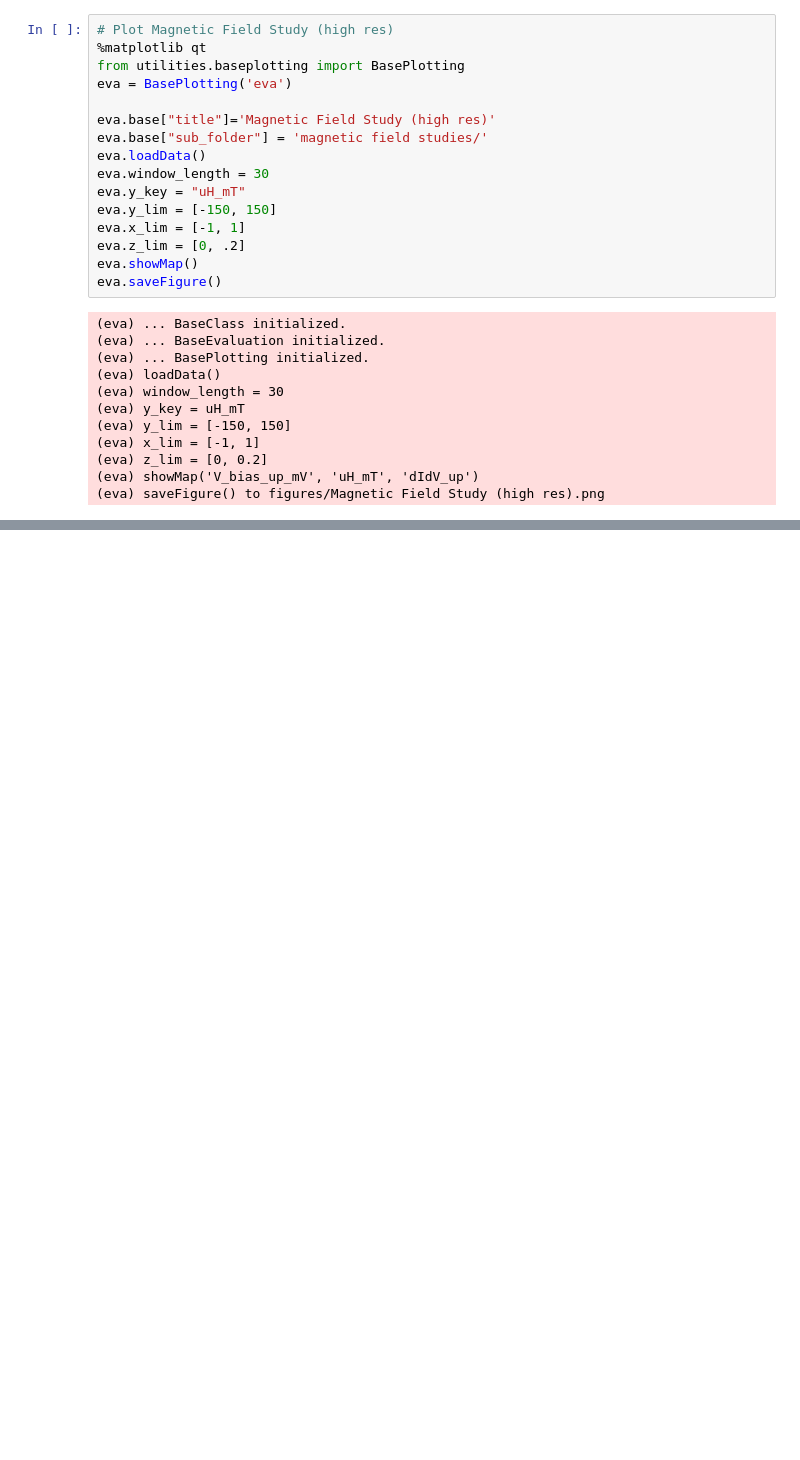
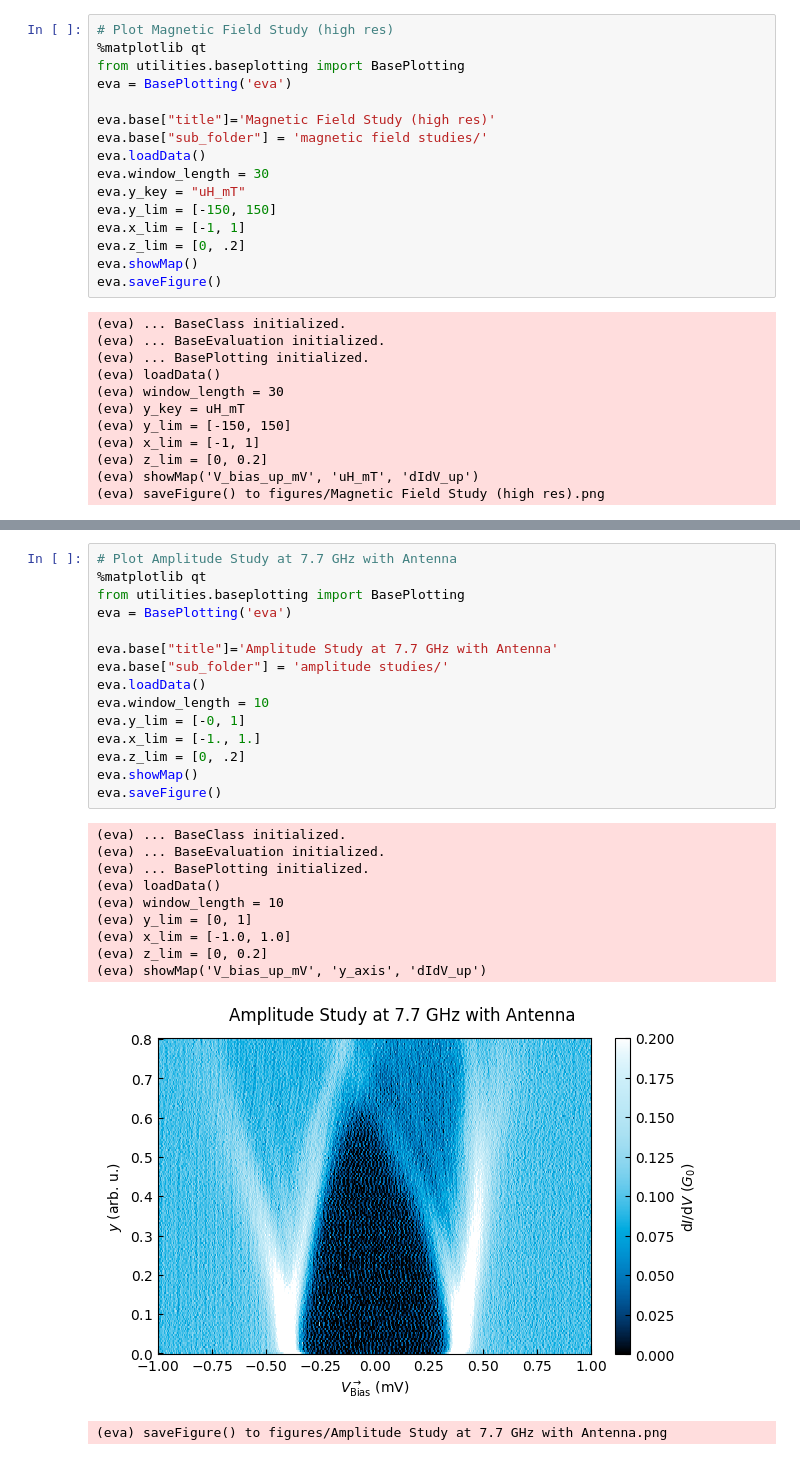
Before and after one commit to schmampf/p5control-bluefors-evaluation, a Jupyter notebook: 24 07 OI-24d-10/unbroken/new studies.ipynb, the cells around one changed output, grey strips where cells are left out. Drawn from its saved outputs; the diff is of its cells as text; blank space fills up the shorter version.

Commit message:
evaluated new studies from 5. September

```diff
--- a/24 07 OI-24d-10/unbroken/new studies.ipynb
+++ b/24 07 OI-24d-10/unbroken/new studies.ipynb
@@ -182,0 +242,27 @@ eva.saveFigure()
+# %%
+# Plot Amplitude Study at 7.7 GHz with Antenna
+%matplotlib qt
+from utilities.baseplotting import BasePlotting
+eva = BasePlotting('eva')
+
+eva.base["title"]='Amplitude Study at 7.7 GHz with Antenna'
+eva.base["sub_folder"] = 'amplitude studies/'
+eva.loadData()
+eva.window_length = 10
+eva.y_lim = [-0, 1]
+eva.x_lim = [-1., 1.]
+eva.z_lim = [0, .2]
+eva.showMap()
+eva.saveFigure()
+# %% [output]
+(eva) ... BaseClass initialized.
+(eva) ... BaseEvaluation initialized.
+(eva) ... BasePlotting initialized.
+(eva) loadData()
+(eva) window_length = 10
+(eva) y_lim = [0, 1]
+(eva) x_lim = [-1.0, 1.0]
+(eva) z_lim = [0, 0.2]
+(eva) showMap('V_bias_up_mV', 'y_axis', 'dIdV_up')
+[figure, added]
+(eva) saveFigure() to figures/Amplitude Study at 7.7 GHz with Antenna.png
```
Also changed, not shown: parts of 14 cells of this notebook, 14 other files.
